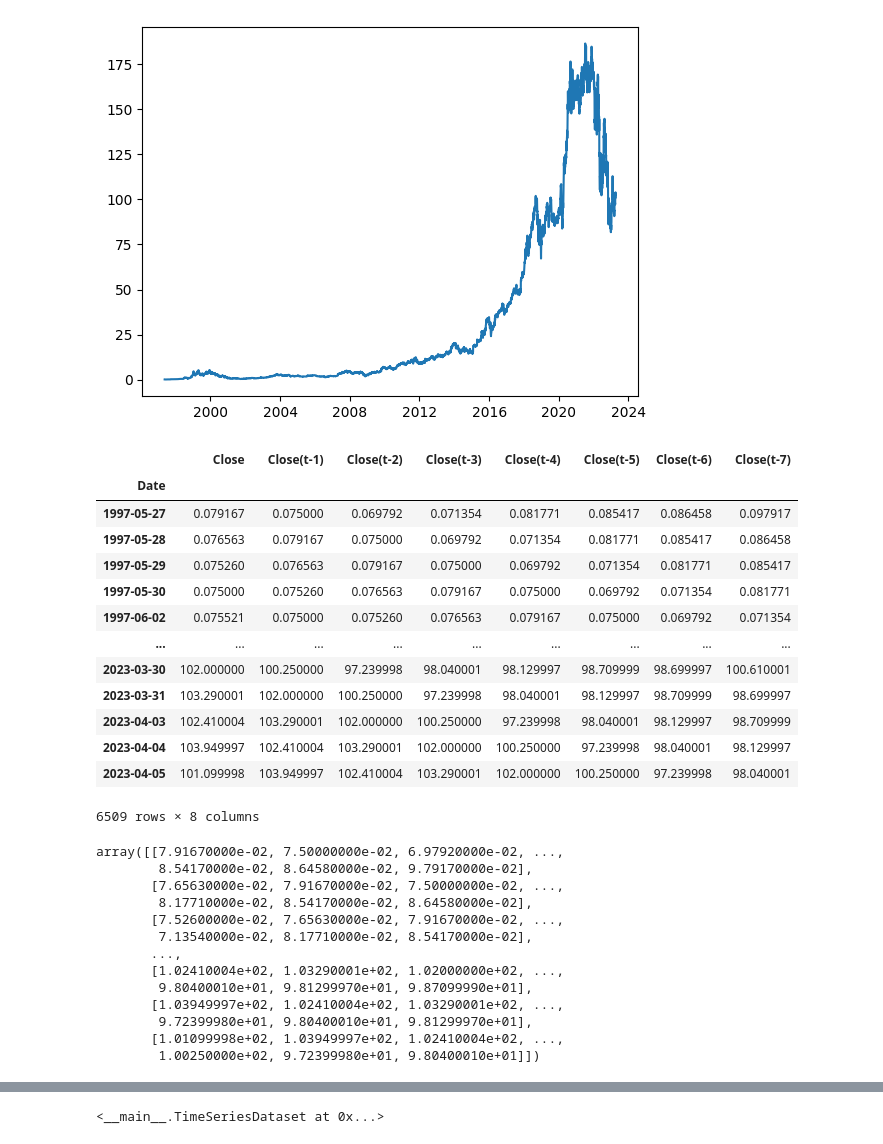
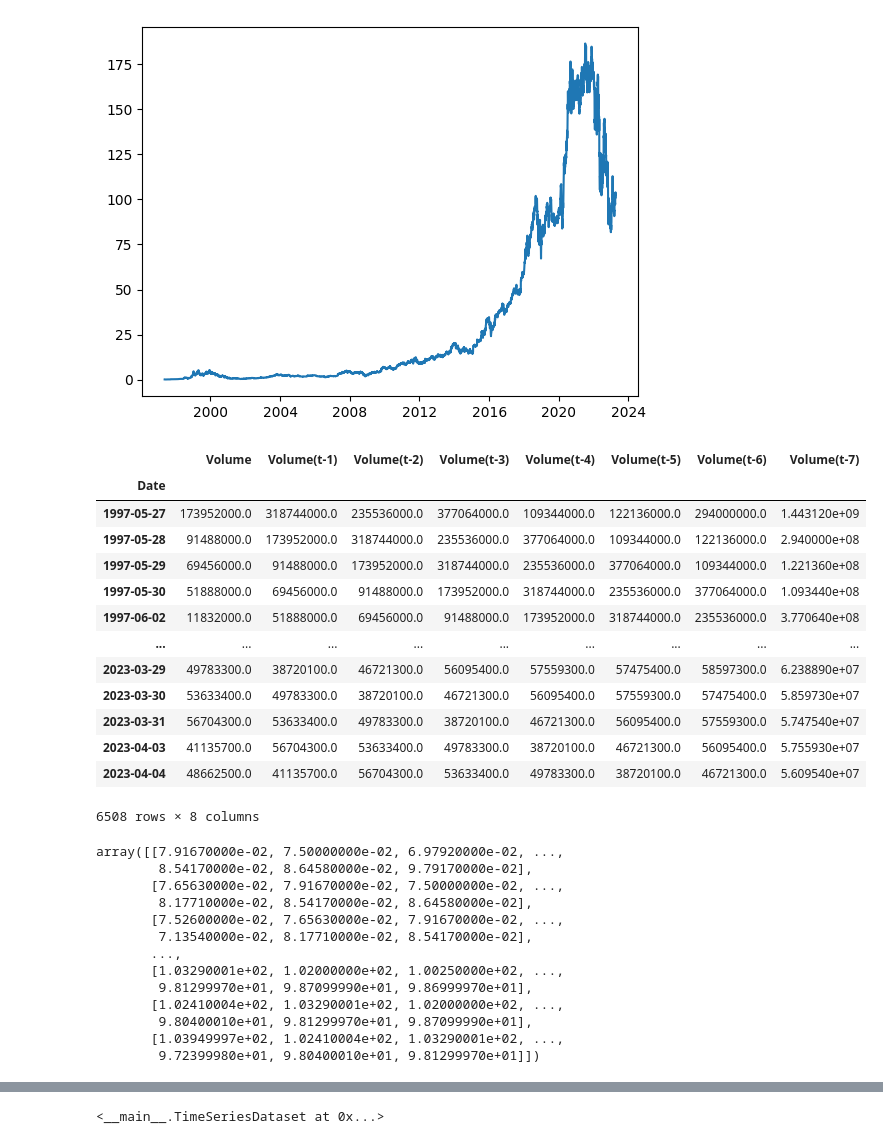
Before and after one commit to kruzel/algotrading, a Jupyter notebook: CHLtraining.ipynb, the cells around one changed output, grey strips where cells are left out. Drawn from its saved outputs; the diff is of its cells as text; code cells hidden in the pictures.

```diff
--- a/CHLtraining.ipynb
+++ b/CHLtraining.ipynb
@@ -48,28 +49,29 @@ plt.plot(data['Date'], data['Close'])
 [figure]
 # %%
 lookback = 7
-df1, df2, df3, df4 = chl.prepare_dataframe_for_lstm_with_date(data, lookback)
-df1
+df1, df2, df3, df4, df5 = chl.prepare_dataframe_for_lstm_with_date(data, lookback)
+df5
 # %% [output]
-|  | Close | Close(t-1) | Close(t-2) | Close(t-3) | Close(t-4) | Close(t-5) | Close(t-6) | Close(t-7) |
+|  | Volume | Volume(t-1) | Volume(t-2) | Volume(t-3) | Volume(t-4) | Volume(t-5) | Volume(t-6) | Volume(t-7) |
 | Date |  |  |  |  |  |  |  |  |
-| 1997-05-27 | 0.079167 | 0.075000 | 0.069792 | 0.071354 | 0.081771 | 0.085417 | 0.086458 | 0.097917 |
-| 1997-05-28 | 0.076563 | 0.079167 | 0.075000 | 0.069792 | 0.071354 | 0.081771 | 0.085417 | 0.086458 |
-| 1997-05-29 | 0.075260 | 0.076563 | 0.079167 | 0.075000 | 0.069792 | 0.071354 | 0.081771 | 0.085417 |
-| 1997-05-30 | 0.075000 | 0.075260 | 0.076563 | 0.079167 | 0.075000 | 0.069792 | 0.071354 | 0.081771 |
-| 1997-06-02 | 0.075521 | 0.075000 | 0.075260 | 0.076563 | 0.079167 | 0.075000 | 0.069792 | 0.071354 |
+| 1997-05-27 | 173952000.0 | 318744000.0 | 235536000.0 | 377064000.0 | 109344000.0 | 122136000.0 | 294000000.0 | 1.443120e+09 |
+| 1997-05-28 | 91488000.0 | 173952000.0 | 318744000.0 | 235536000.0 | 377064000.0 | 109344000.0 | 122136000.0 | 2.940000e+08 |
+| 1997-05-29 | 69456000.0 | 91488000.0 | 173952000.0 | 318744000.0 | 235536000.0 | 377064000.0 | 109344000.0 | 1.221360e+08 |
+| 1997-05-30 | 51888000.0 | 69456000.0 | 91488000.0 | 173952000.0 | 318744000.0 | 235536000.0 | 377064000.0 | 1.093440e+08 |
+| 1997-06-02 | 11832000.0 | 51888000.0 | 69456000.0 | 91488000.0 | 173952000.0 | 318744000.0 | 235536000.0 | 3.770640e+08 |
 | ... | ... | ... | ... | ... | ... | ... | ... | ... |
-| 2023-03-30 | 102.000000 | 100.250000 | 97.239998 | 98.040001 | 98.129997 | 98.709999 | 98.699997 | 100.610001 |
-| 2023-03-31 | 103.290001 | 102.000000 | 100.250000 | 97.239998 | 98.040001 | 98.129997 | 98.709999 | 98.699997 |
-| 2023-04-03 | 102.410004 | 103.290001 | 102.000000 | 100.250000 | 97.239998 | 98.040001 | 98.129997 | 98.709999 |
-| 2023-04-04 | 103.949997 | 102.410004 | 103.290001 | 102.000000 | 100.250000 | 97.239998 | 98.040001 | 98.129997 |
-| 2023-04-05 | 101.099998 | 103.949997 | 102.410004 | 103.290001 | 102.000000 | 100.250000 | 97.239998 | 98.040001 |
+| 2023-03-29 | 49783300.0 | 38720100.0 | 46721300.0 | 56095400.0 | 57559300.0 | 57475400.0 | 58597300.0 | 6.238890e+07 |
+| 2023-03-30 | 53633400.0 | 49783300.0 | 38720100.0 | 46721300.0 | 56095400.0 | 57559300.0 | 57475400.0 | 5.859730e+07 |
+| 2023-03-31 | 56704300.0 | 53633400.0 | 49783300.0 | 38720100.0 | 46721300.0 | 56095400.0 | 57559300.0 | 5.747540e+07 |
+| 2023-04-03 | 41135700.0 | 56704300.0 | 53633400.0 | 49783300.0 | 38720100.0 | 46721300.0 | 56095400.0 | 5.755930e+07 |
+| 2023-04-04 | 48662500.0 | 41135700.0 | 56704300.0 | 53633400.0 | 49783300.0 | 38720100.0 | 46721300.0 | 5.609540e+07 |
-6509 rows × 8 columns
+6508 rows × 8 columns
 # %%
 df1_np = df1.to_numpy()
 df2_np = df2.to_numpy()
 df3_np = df3.to_numpy()
 df4_np = df4.to_numpy()
+df5_np = df5.to_numpy()
 
 df1_np
 # %% [output]
@@ -80,12 +82,12 @@ array([[7.91670000e-02, 7.50000000e-02, 6.97920000e-02, ...,
        [7.52600000e-02, 7.65630000e-02, 7.91670000e-02, ...,
         7.13540000e-02, 8.17710000e-02, 8.54170000e-02],
        ...,
+       [1.03290001e+02, 1.02000000e+02, 1.00250000e+02, ...,
+        9.81299970e+01, 9.87099990e+01, 9.86999970e+01],
        [1.02410004e+02, 1.03290001e+02, 1.02000000e+02, ...,
         9.80400010e+01, 9.81299970e+01, 9.87099990e+01],
        [1.03949997e+02, 1.02410004e+02, 1.03290001e+02, ...,
-        9.72399980e+01, 9.80400010e+01, 9.81299970e+01],
-       [1.01099998e+02, 1.03949997e+02, 1.02410004e+02, ...,
-        1.00250000e+02, 9.72399980e+01, 9.80400010e+01]])
+        9.72399980e+01, 9.80400010e+01, 9.81299970e+01]])
 # %%
 from sklearn.preprocessing import MinMaxScaler
 
```
Also changed, not shown: parts of 21 cells of this notebook, 1 other file.
